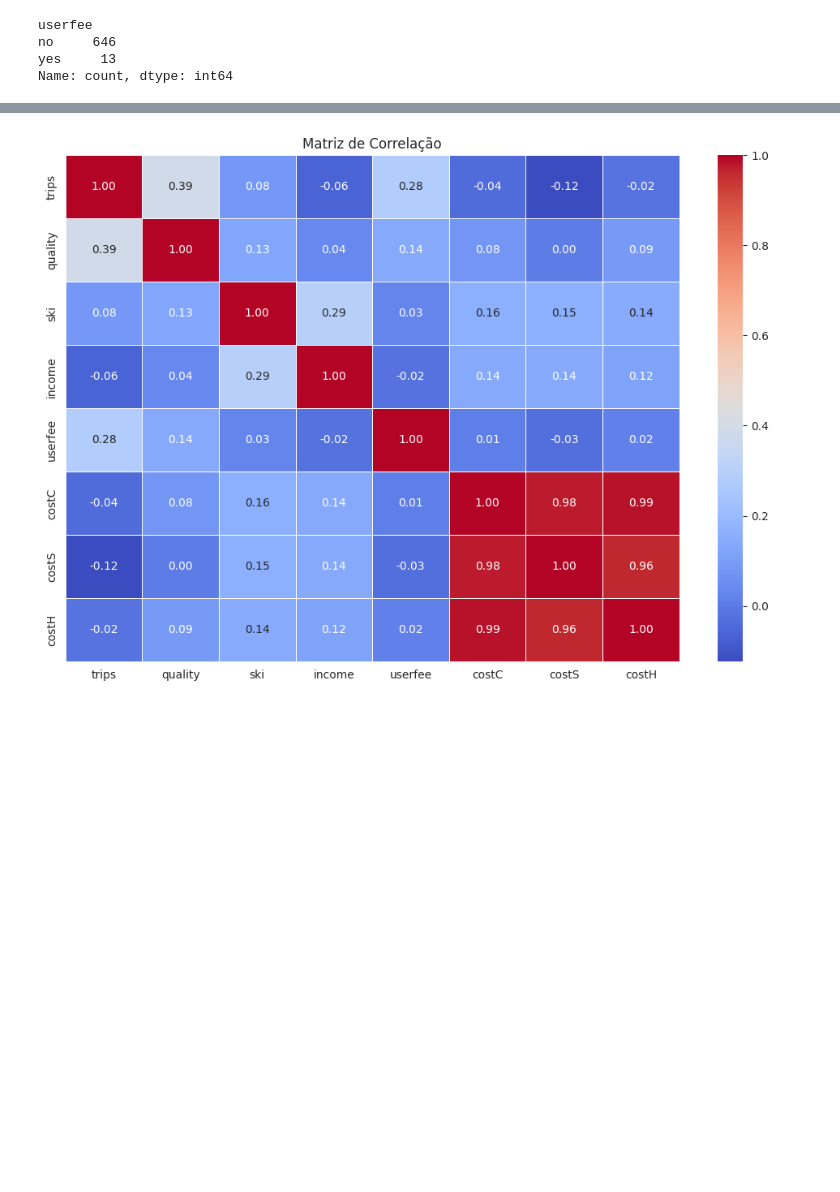
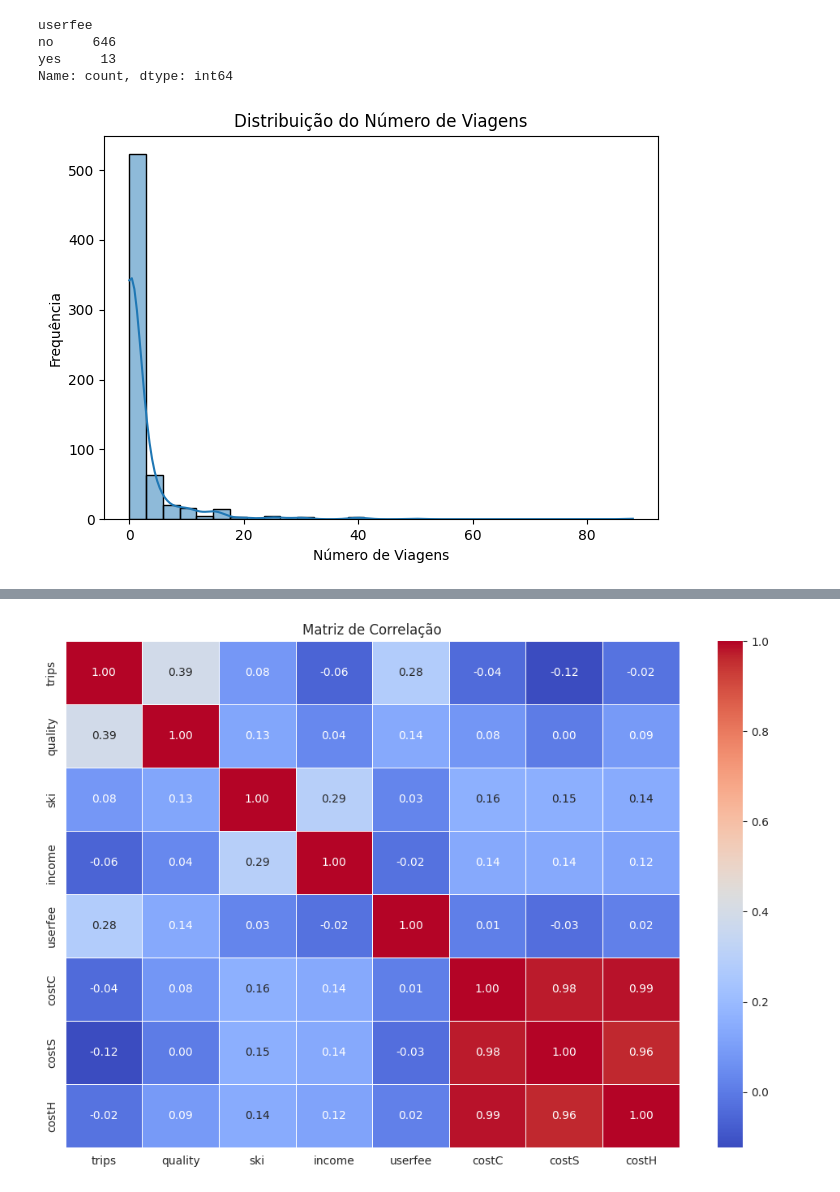
Before and after one commit to scrocha/modelagem-estatistica-A2, a Jupyter notebook: trabalho.ipynb, the cells around one changed output, grey strips where cells are left out. Saved outputs shown, nothing was run; the diff lists cells and outputs as text; code cells hidden in the pictures; blank space fills up the shorter version.

```diff
--- a/trabalho.ipynb
+++ b/trabalho.ipynb
@@ -107,3 +107,12 @@ data["userfee"] = data["userfee"].apply(lambda x: int(x == "yes"))
 # used_cols = [col for col in data.columns if col not in ["ski", "userfee"]]
 
 correlation_matrix = data.corr()
+# %%
+sns.histplot(data["trips"], kde=True, bins=30)
+plt.title("Distribuição do Número de Viagens")
+plt.xlabel("Número de Viagens")
+plt.ylabel("Frequência")
+plt.tight_layout()
+plt.show()
+# %% [output]
+[figure, added]
```
Also changed, not shown: parts of 6 cells of this notebook.
